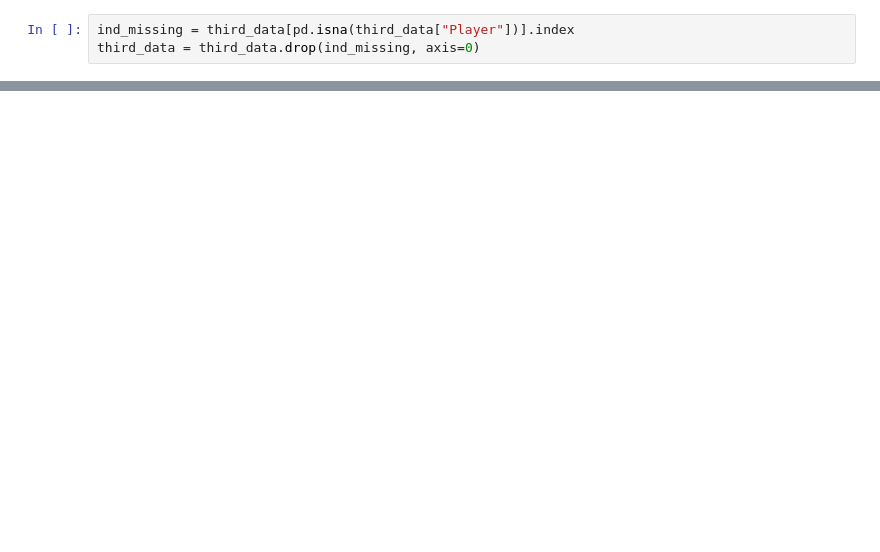
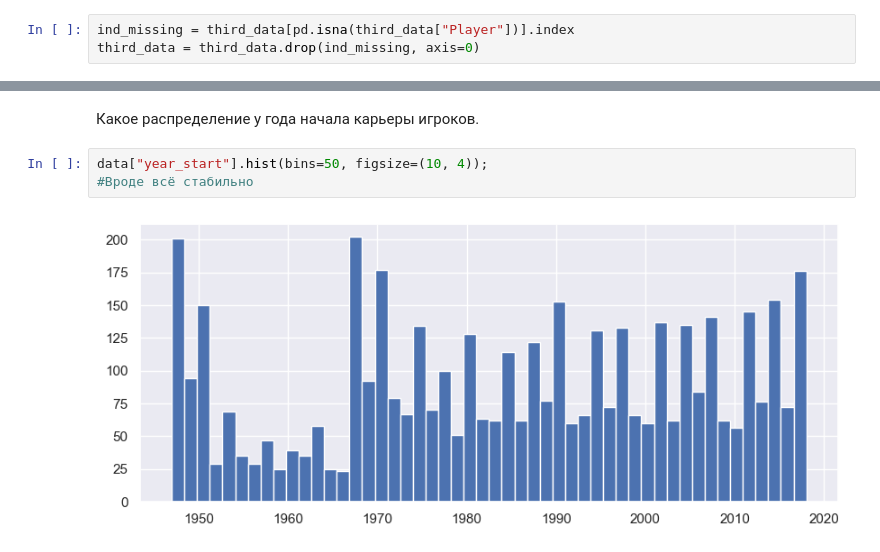
Before and after one commit to MonyaS/Hilell_tasks, a Jupyter notebook: лекция 4/hw_pandas.ipynb, the cells around one changed output, grey strips where cells are left out. Cells and saved outputs as stored; diff of their text form; blank space fills up the shorter version.

```diff
--- a/лекция 4/hw_pandas.ipynb
+++ b/лекция 4/hw_pandas.ipynb
@@ -262,0 +440,7 @@ data.head(1000)
+# %% [markdown]
+Какое распределение у года начала карьеры игроков.
+# %%
+data["year_start"].hist(bins=50, figsize=(10, 4));
+#Вроде всё стабильно
+# %% [output]
+[figure, added]
```
Also changed, not shown: parts of 71 cells of this notebook, 2 other files.
